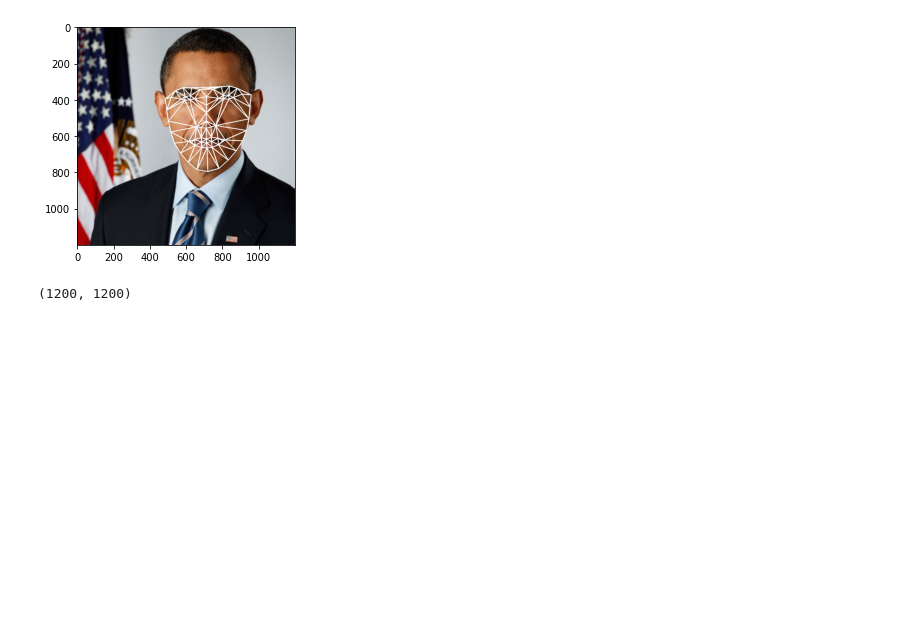
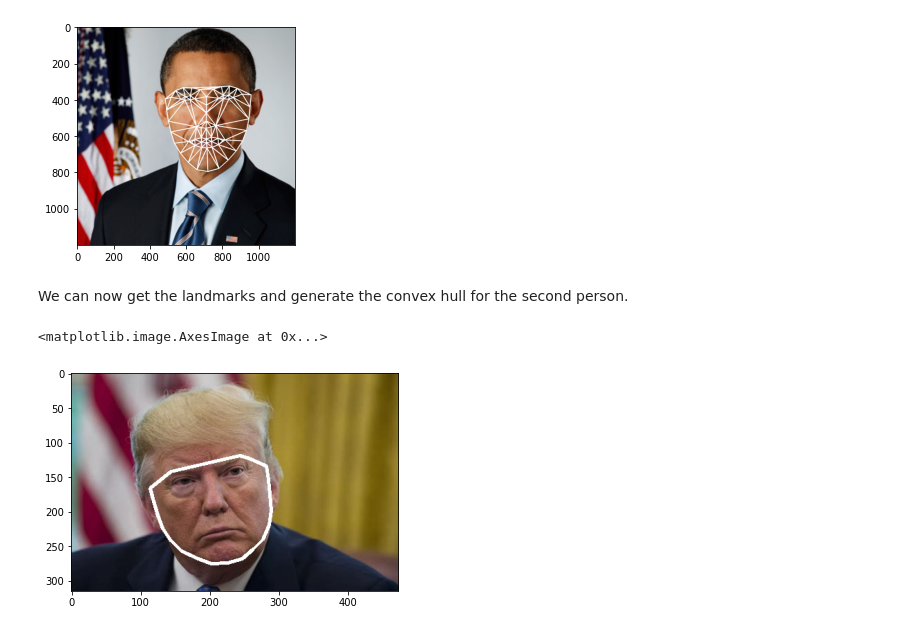
Before and after one commit to guipleite/CV2-Face-Swap, a Jupyter notebook: face_swap.ipynb, the cells around one changed output. Drawn from its saved outputs; the diff is of its cells as text; code cells hidden in the pictures; blank space fills up the shorter version.

```diff
--- a/face_swap.ipynb
+++ b/face_swap.ipynb
@@ -100,7 +107,3 @@ plt.imshow(cv2.cvtColor(face_cp, cv2.COLOR_BGR2RGB))
 # %% [output]
 <matplotlib.image.AxesImage at 0x...>
 [figure]
-# %%
-face_gray.shape
-# %% [output]
-(1200, 1200)
@@ -108,0 +110,22 @@ face_gray.shape
+# %% [markdown]
+We can now get the landmarks and generate the convex hull for the second person.
+# %%
+# Getting landmarks for the face that will have the first one swapped into
+rect2 = detector(body_gray)[0]
+
+# This creates a with 68 pairs of integer values — these values are the (x, y)-coordinates of the facial structures
+landmarks_2 = predictor(body_gray, rect2)
+landmarks_points2 = []
+
+# Uses the function declared previously to get a list of the landmark coordinates
+get_landmarks(landmarks_2, landmarks_points2)
+
+# Generates a convex hull for the second person
+points2 = np.array(landmarks_points2, np.int32)
+convexhull2 = cv2.convexHull(points2)
+
+body_cp = body.copy()
+plt.imshow(cv2.cvtColor((cv2.polylines(body_cp, [convexhull2], True, (255,255,255), 3)), cv2.COLOR_BGR2RGB))
+# %% [output]
+<matplotlib.image.AxesImage at 0x...>
+[figure, added]
```
Also changed, not shown: parts of 12 cells of this notebook.
